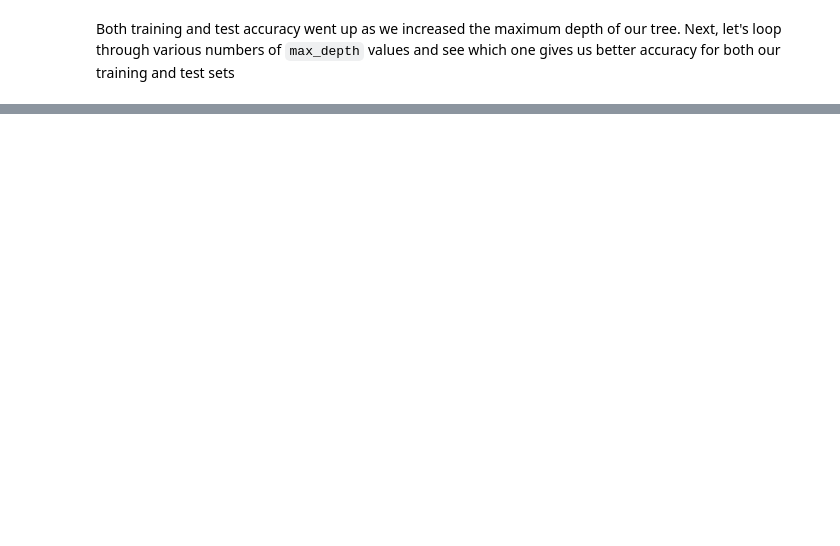
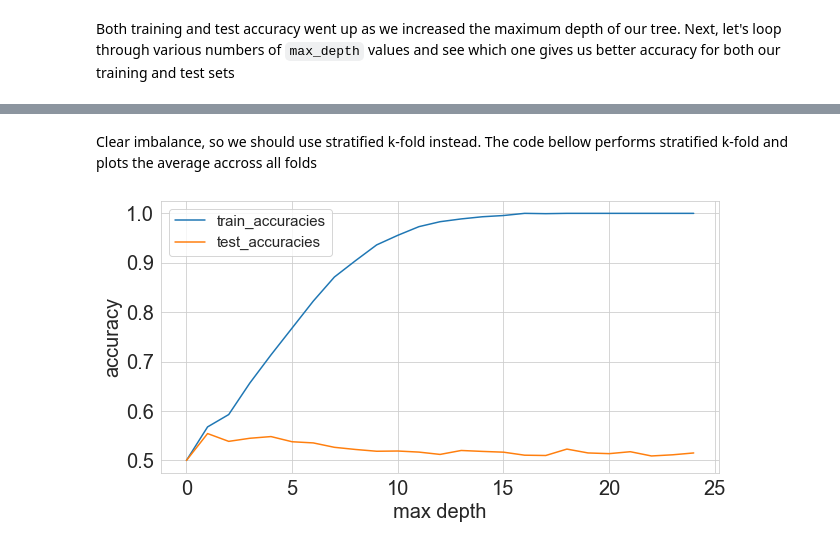
Before and after one commit to AliKhanafer7/approachingalmost, a Jupyter notebook: AAAMLP.ipynb, the cells around one changed output, grey strips where cells are left out. Saved outputs shown, nothing was run; the diff lists cells and outputs as text; code cells hidden in the pictures; blank space fills up the shorter version.

```diff
--- a/AAAMLP.ipynb
+++ b/AAAMLP.ipynb
@@ -316,0 +375,78 @@ for fold in range(5):
+# %% [markdown]
+Clear imbalance, so we should use stratified k-fold instead. The code bellow performs stratified k-fold and plots the average accross all folds
+# %%
+def stratified_k_fold_cv(dataset_path, output_path):
+    df = pd.read_csv(dataset_path)
+
+    df['kfold'] = -1 # add kfold column and fill vals with -1
+
+    df = df.sample(frac=1).reset_index(drop=True)
+
+    y = df.quality.values
+
+    kf = model_selection.StratifiedKFold(n_splits=5)
+
+    # Fill the new kfold column
+    for fold, (trn_, val_) in enumerate(kf.split(X=df, y=y)):
+        df.loc[val_, 'kfold'] =  fold
+
+    df.to_csv(output_path, index=False)
+
+dataset_path = 'winequality-red.csv'
+output_path = 'stratified_k_fold_train.csv'
+stratified_k_fold_cv(dataset_path, output_path)
+
+# Get all the columns that'll be used as features
+# ignoring the target variable "quality"
+cols = df.loc[:,:'alcohol'].columns
+
+df = pd.read_csv(output_path)
+
+max_depth = [depth for depth in range(1,25)]
+fold_train_acc = {x: [0.5] for x in range(5)}
+fold_test_acc = {x: [0.5] for x in range(5)}
+
+for fold in range(5):
+    for depth in range(1,25):
+
+        df_train = df[df['kfold'] == fold]
+        df_test =  df[df['kfold'] != fold]
+
+        # Initialize decision tree with maximum depth as depth
+        clf = tree.DecisionTreeClassifier(max_depth=depth)
+
+        # fit the model on given features
+        clf.fit(df_train[cols], df_train.quality)
+
+        # Generate predictions on the training set
+        train_predictions = clf.predict(df_train[cols])
+
+        # Generate predictions on the test set
+        test_predictions = clf.predict(df_test[cols])
+
+
+        # Calculate accuracy on training data
+        fold_train_acc[fold] += [metrics.accuracy_score(
+            df_train.quality, train_predictions
+        )]
+
+        # Calculate accuracy on test data
+        fold_test_acc[fold] += [metrics.accuracy_score(
+            df_test.quality, test_predictions
+        )]
+
+# Compute average accross all folds
+training_accuracies = pd.DataFrame(fold_train_acc).mean(axis=1)
+test_accuracies = pd.DataFrame(fold_test_acc).mean(axis=1)
+
+plt.figure(figsize=(10,5))
+sns.set_style('whitegrid')
+plt.plot(training_accuracies, label='train_accuracies')
+plt.plot(test_accuracies, label='test_accuracies')
+plt.legend(loc='upper left', prop={'size': 15})
+plt.xticks(range(0,26,5))
+plt.xlabel('max depth', size=20)
+plt.ylabel('accuracy', size=20)
+plt.show()
+# %% [output]
+[figure, added]
```
Also changed, not shown: parts of 17 cells of this notebook.
